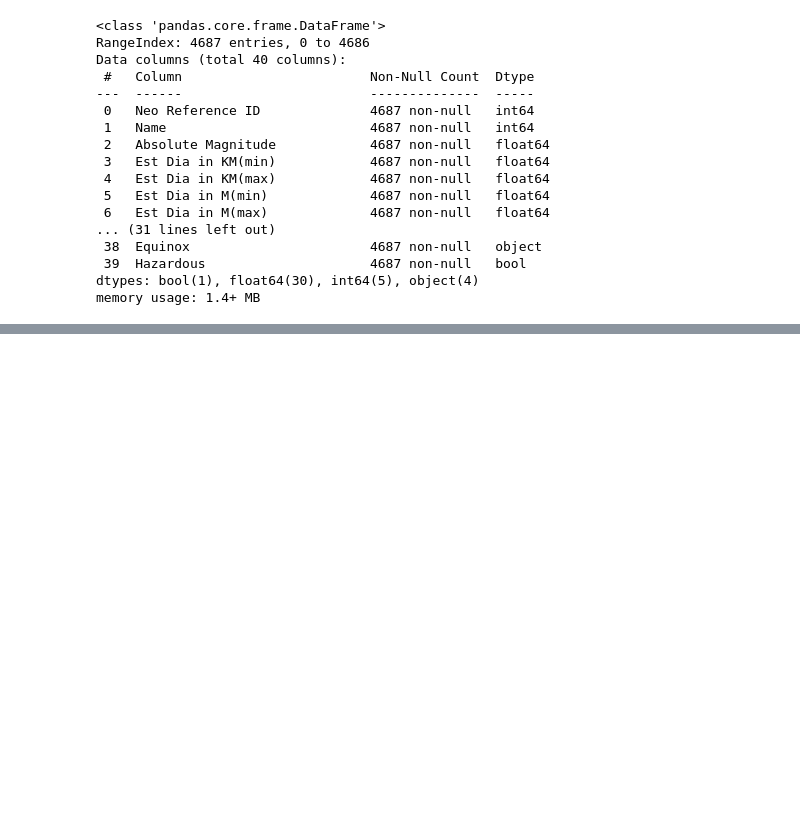
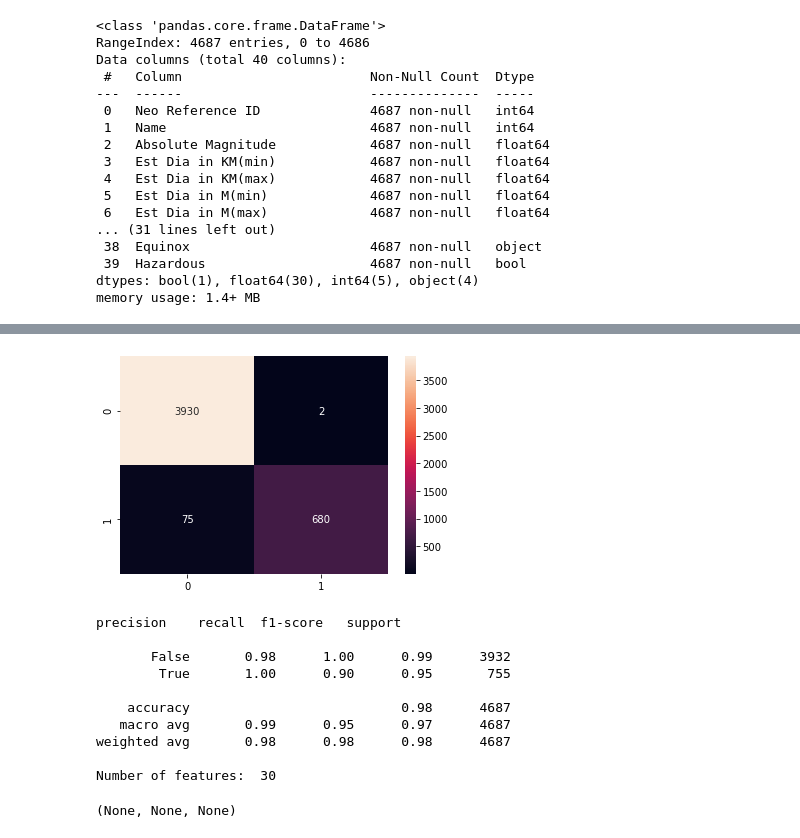
Before and after one commit to nayoung1-catamount-wcu-edu/personal, a Jupyter notebook: SchoolWork/MATH_475/FinalProject/Final_Project.ipynb, the cells around one changed output, grey strips where cells are left out. Cells and saved outputs as stored; diff of their text form; code cells hidden in the pictures; blank space fills up the shorter version.

```diff
--- a/SchoolWork/MATH_475/FinalProject/Final_Project.ipynb
+++ b/SchoolWork/MATH_475/FinalProject/Final_Project.ipynb
@@ -254,0 +276,21 @@ Looking at the confusion matrix, we can tell that this model classified hazardou
+# %%
+bag_class(
+    data="nasa.csv",
+    dtypes_to_drop=["object", "int64"],
+    mdepth=np.arange(1, 5),
+    nestimators=(100, 1000),
+    target="Hazardous",
+)
+# %% [output]
+[figure, added]
+precision    recall  f1-score   support
+
+       False       0.98      1.00      0.99      3932
+        True       1.00      0.90      0.95       755
+
+    accuracy                           0.98      4687
+   macro avg       0.99      0.95      0.97      4687
+weighted avg       0.98      0.98      0.98      4687
+
+Number of features:  30
+(None, None, None)
```
Also changed, not shown: parts of 45 cells of this notebook, 1 other file.
